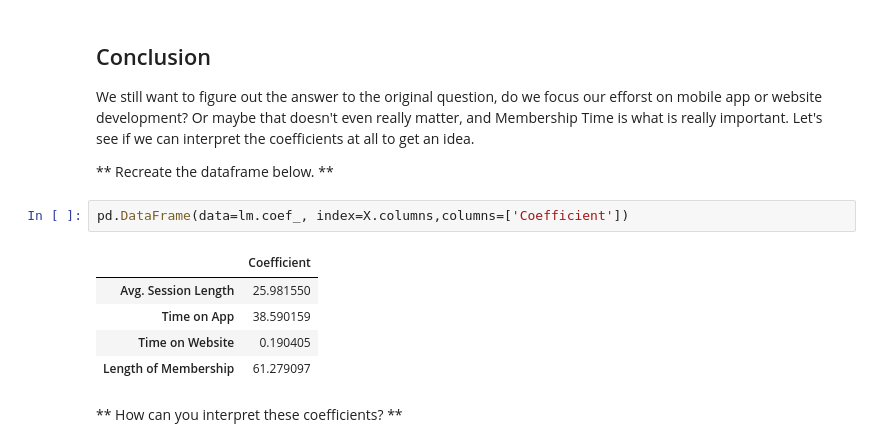
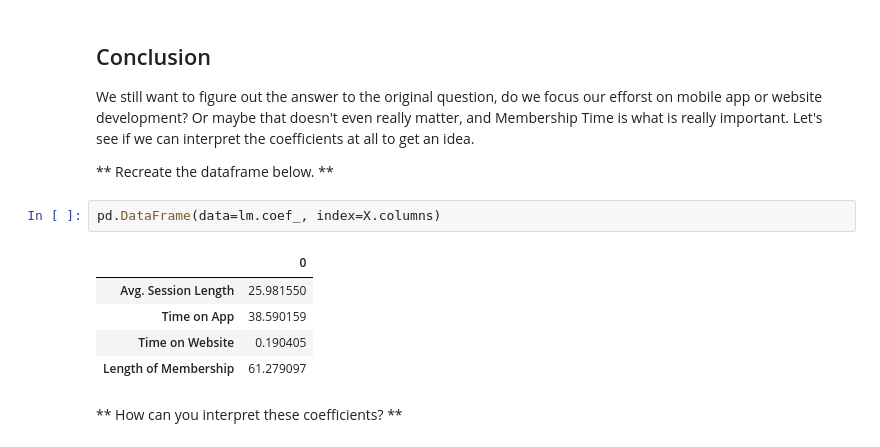
Before and after one commit to Rui-Shi/Python_DS_ML_Bootcamp-Master, a Jupyter notebook: 11-Linear-Regression/02-Linear Regression Project.ipynb, the cells around one changed output. Drawn from its saved outputs; the diff is of its cells as text.

```diff
--- a/11-Linear-Regression/02-Linear Regression Project.ipynb
+++ b/11-Linear-Regression/02-Linear Regression Project.ipynb
@@ -267,9 +268,9 @@ We still want to figure out the answer to the original question, do we focus our
 
 ** Recreate the dataframe below. **
 # %%
-pd.DataFrame(data=lm.coef_, index=X.columns,columns=['Coefficient'])
+pd.DataFrame(data=lm.coef_, index=X.columns)
 # %% [output]
-|  | Coefficient |
+|  | 0 |
 | Avg. Session Length | 25.981550 |
 | Time on App | 38.590159 |
 | Time on Website | 0.190405 |
```
Also changed, not shown: parts of 3 cells of this notebook, 8 other files.
